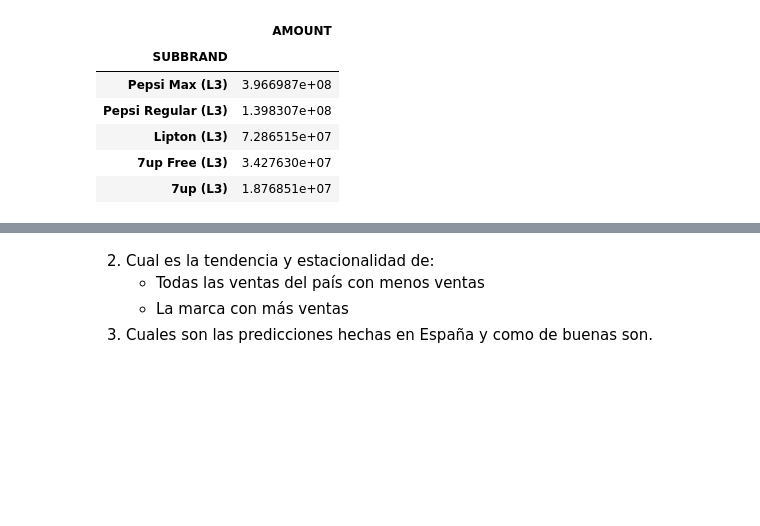
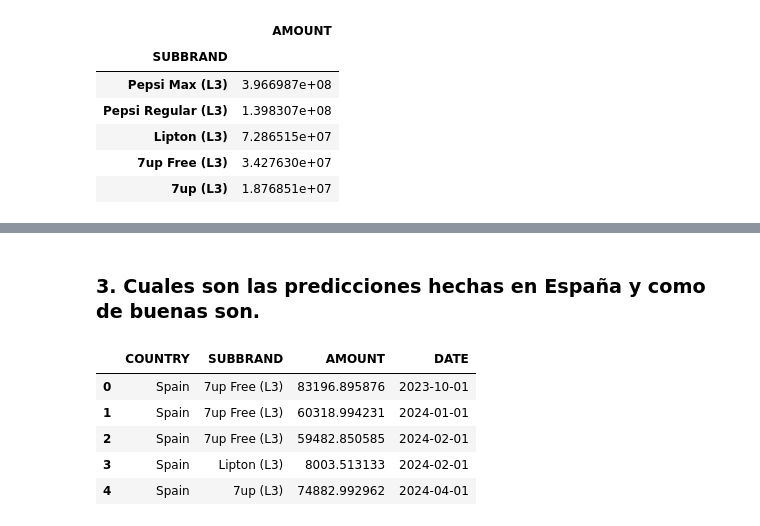
Before and after one commit to Alf-caput/data-visualization, a Jupyter notebook: ejercicios-clase/ejercicio3.ipynb, the cells around one changed output, grey strips where cells are left out. Saved outputs shown, nothing was run; the diff lists cells and outputs as text; code cells hidden in the pictures; blank space fills up the shorter version.

```diff
--- a/ejercicios-clase/ejercicio3.ipynb
+++ b/ejercicios-clase/ejercicio3.ipynb
@@ -510,6 +647,15 @@ fig.show()
 # %% [markdown]
-2. Cual es la tendencia y estacionalidad de:
-    - Todas las ventas del país con menos ventas
-    - La marca con más ventas
-3. Cuales son las predicciones hechas en España y como de
-buenas son.
+### 3. Cuales son las predicciones hechas en España y como de buenas son.
+# %%
+import pandas as pd
+
+spain_mask = df_actuals.loc[:, "COUNTRY"] == "Spain"
+df_actuals_spain = df_actuals.loc[spain_mask, :].reset_index(drop=True)
+df_actuals_spain.head()
+# %% [output]
+|  | COUNTRY | SUBBRAND | AMOUNT | DATE |
+| 0 | Spain | 7up Free (L3) | 83196.895876 | 2023-10-01 |
+| 1 | Spain | 7up Free (L3) | 60318.994231 | 2024-01-01 |
+| 2 | Spain | 7up Free (L3) | 59482.850585 | 2024-02-01 |
+| 3 | Spain | Lipton (L3) | 8003.513133 | 2024-02-01 |
+| 4 | Spain | 7up (L3) | 74882.992962 | 2024-04-01 |
```
Also changed, not shown: parts of 17 cells of this notebook.
